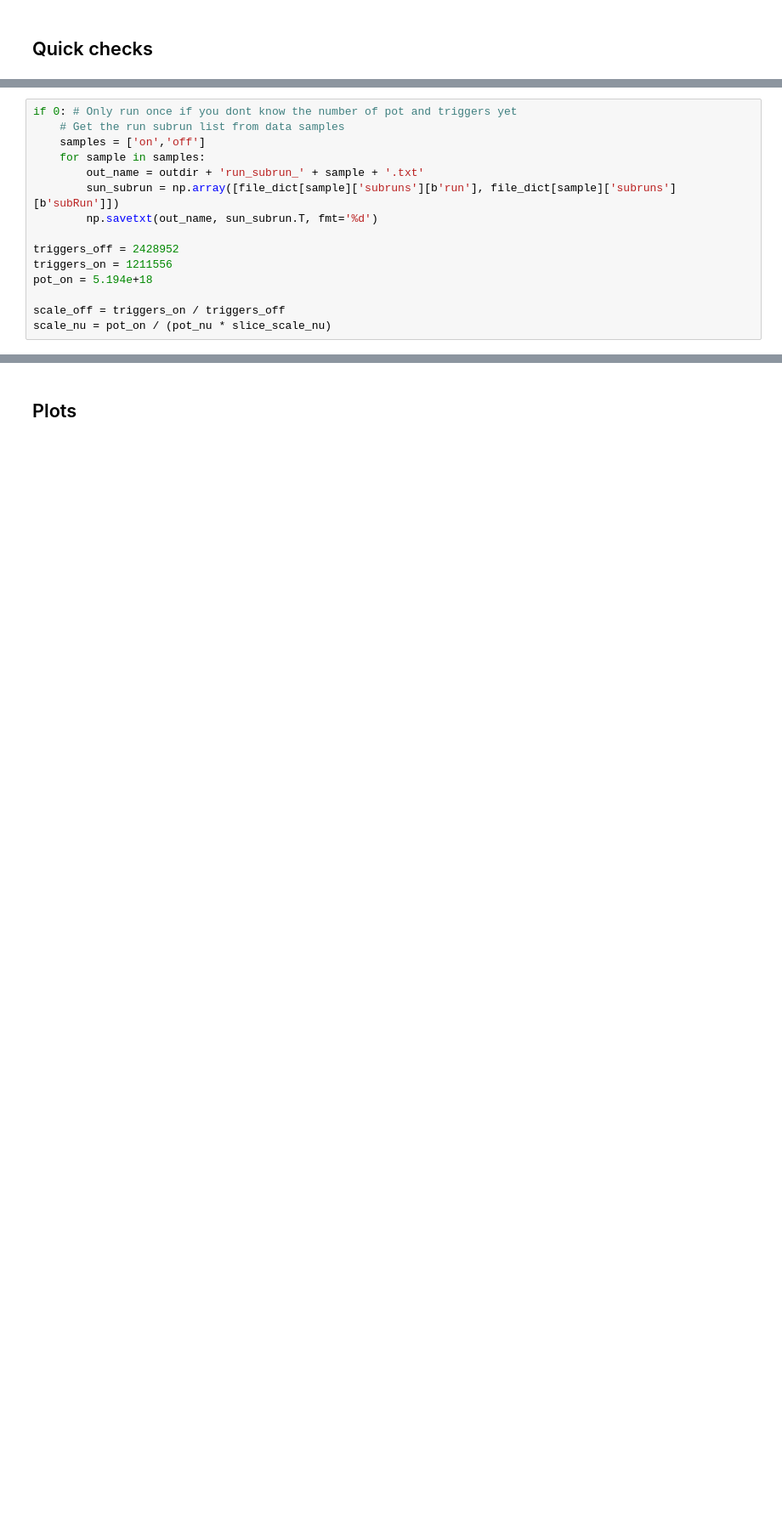
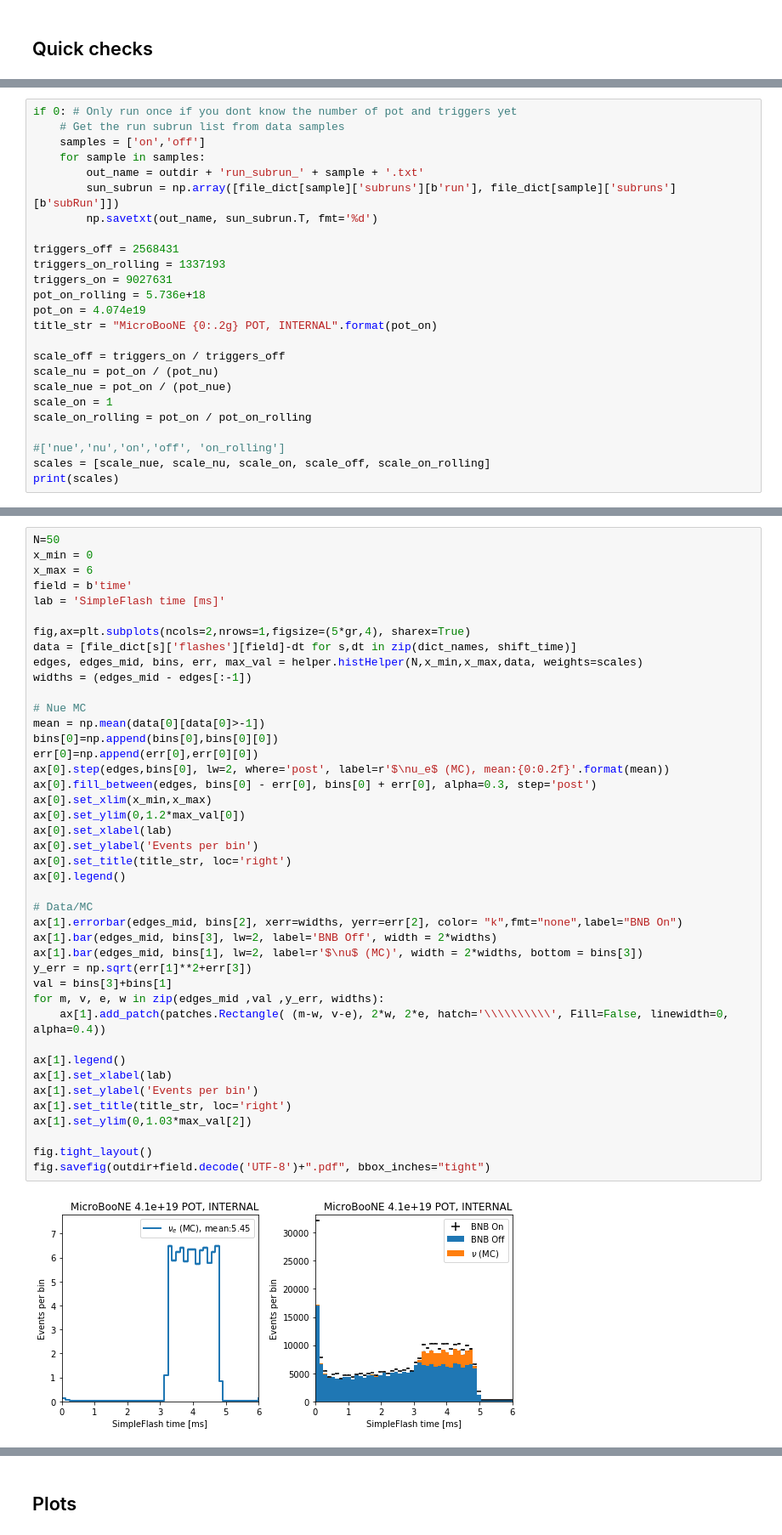
Before and after one commit to Wouter-VDP/MCC9_FlashID, a Jupyter notebook: Flash_ID_all.ipynb, the cells around one changed output, grey strips where cells are left out. Shown at 85% size. Cells and saved outputs as stored; diff of their text form; blank space fills up the shorter version.

```diff
--- a/Flash_ID_all.ipynb
+++ b/Flash_ID_all.ipynb
@@ -112,9 +152,19 @@ if 0: # Only run once if you dont know the number of pot and triggers yet
         sun_subrun = np.array([file_dict[sample]['subruns'][b'run'], file_dict[sample]['subruns'][b'subRun']])
         np.savetxt(out_name, sun_subrun.T, fmt='%d')
 
-triggers_off = 2428952
-triggers_on = 1211556
-pot_on = 5.194e+18
+triggers_off = 2568431
+triggers_on_rolling = 1337193
+triggers_on = 9027631
+pot_on_rolling = 5.736e+18
+pot_on = 4.074e19
+title_str = "MicroBooNE {0:.2g} POT, INTERNAL".format(pot_on)
 
 scale_off = triggers_on / triggers_off
-scale_nu = pot_on / (pot_nu * slice_scale_nu)
+scale_nu = pot_on / (pot_nu)
+scale_nue = pot_on / (pot_nue)
+scale_on = 1
+scale_on_rolling = pot_on / pot_on_rolling
+
+#['nue','nu','on','off', 'on_rolling']
+scales = [scale_nue, scale_nu, scale_on, scale_off, scale_on_rolling]
+print(scales)
@@ -190,0 +205,44 @@ array([[<matplotlib.axes._subplots.AxesSubplot object at 0x...>]],
+# %%
+N=50
+x_min = 0
+x_max = 6
+field = b'time'
+lab = 'SimpleFlash time [ms]'
+
+fig,ax=plt.subplots(ncols=2,nrows=1,figsize=(5*gr,4), sharex=True)
+data = [file_dict[s]['flashes'][field]-dt for s,dt in zip(dict_names, shift_time)]
+edges, edges_mid, bins, err, max_val = helper.histHelper(N,x_min,x_max,data, weights=scales)
+widths = (edges_mid - edges[:-1])
+
+# Nue MC
+mean = np.mean(data[0][data[0]>-1])
+bins[0]=np.append(bins[0],bins[0][0])
+err[0]=np.append(err[0],err[0][0])
+ax[0].step(edges,bins[0], lw=2, where='post', label=r'$\nu_e$ (MC), mean:{0:0.2f}'.format(mean))
+ax[0].fill_between(edges, bins[0] - err[0], bins[0] + err[0], alpha=0.3, step='post')
+ax[0].set_xlim(x_min,x_max)
+ax[0].set_ylim(0,1.2*max_val[0])
+ax[0].set_xlabel(lab)
+ax[0].set_ylabel('Events per bin')
+ax[0].set_title(title_str, loc='right')
+ax[0].legend()
+
+# Data/MC
+ax[1].errorbar(edges_mid, bins[2], xerr=widths, yerr=err[2], color= "k",fmt="none",label="BNB On")
+ax[1].bar(edges_mid, bins[3], lw=2, label='BNB Off', width = 2*widths)
+ax[1].bar(edges_mid, bins[1], lw=2, label=r'$\nu$ (MC)', width = 2*widths, bottom = bins[3])
+y_err = np.sqrt(err[1]**2+err[3])
+val = bins[3]+bins[1]
+for m, v, e, w in zip(edges_mid ,val ,y_err, widths):
+    ax[1].add_patch(patches.Rectangle( (m-w, v-e), 2*w, 2*e, hatch='\\\\\\\\\\', Fill=False, linewidth=0, alpha=0.4))
+
+ax[1].legend()
+ax[1].set_xlabel(lab)
+ax[1].set_ylabel('Events per bin')
+ax[1].set_title(title_str, loc='right')
+ax[1].set_ylim(0,1.03*max_val[2])
+
+fig.tight_layout()
+fig.savefig(outdir+field.decode('UTF-8')+".pdf", bbox_inches="tight")
+# %% [output]
+[figure, added]
```
Also changed, not shown: parts of 48 cells of this notebook, 21 other files.
